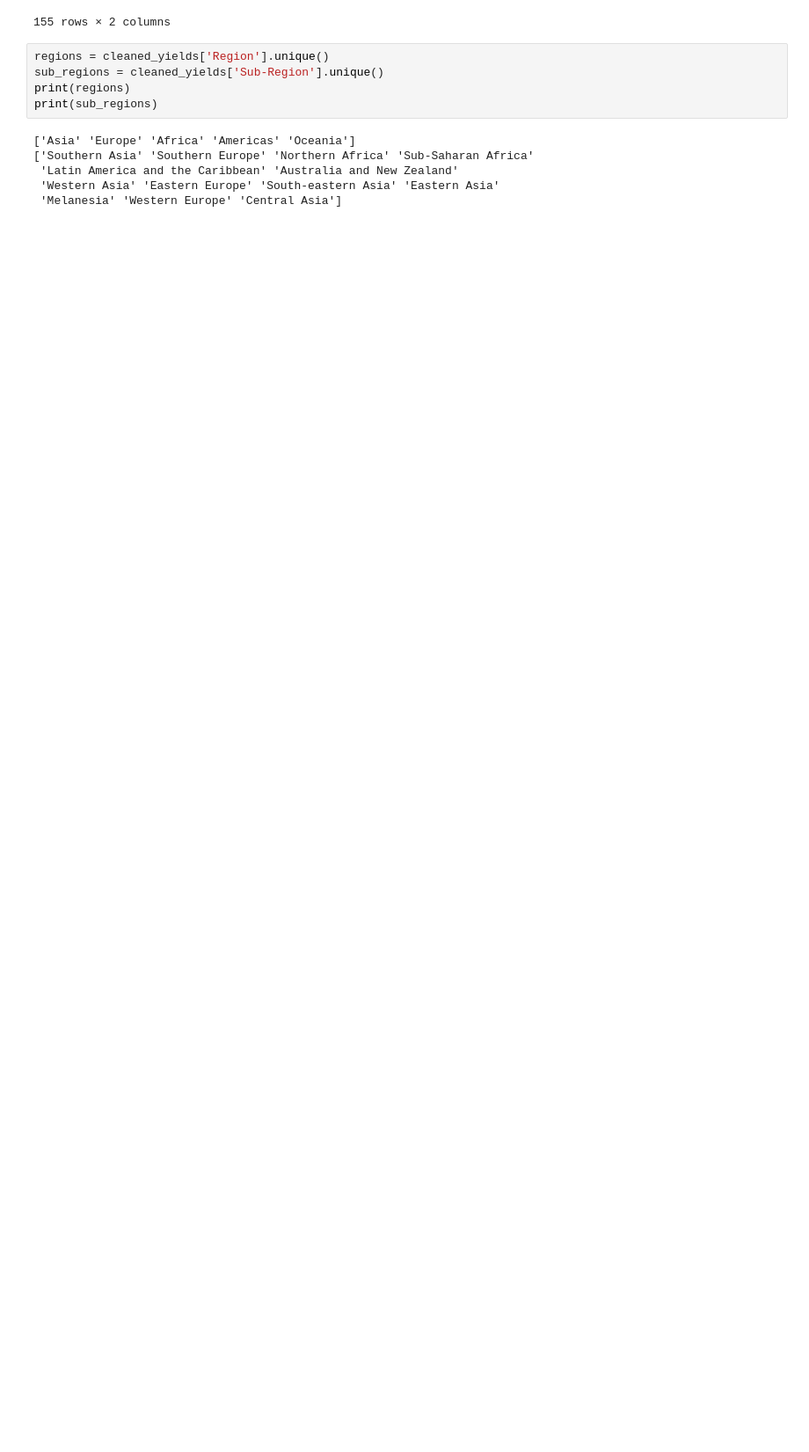
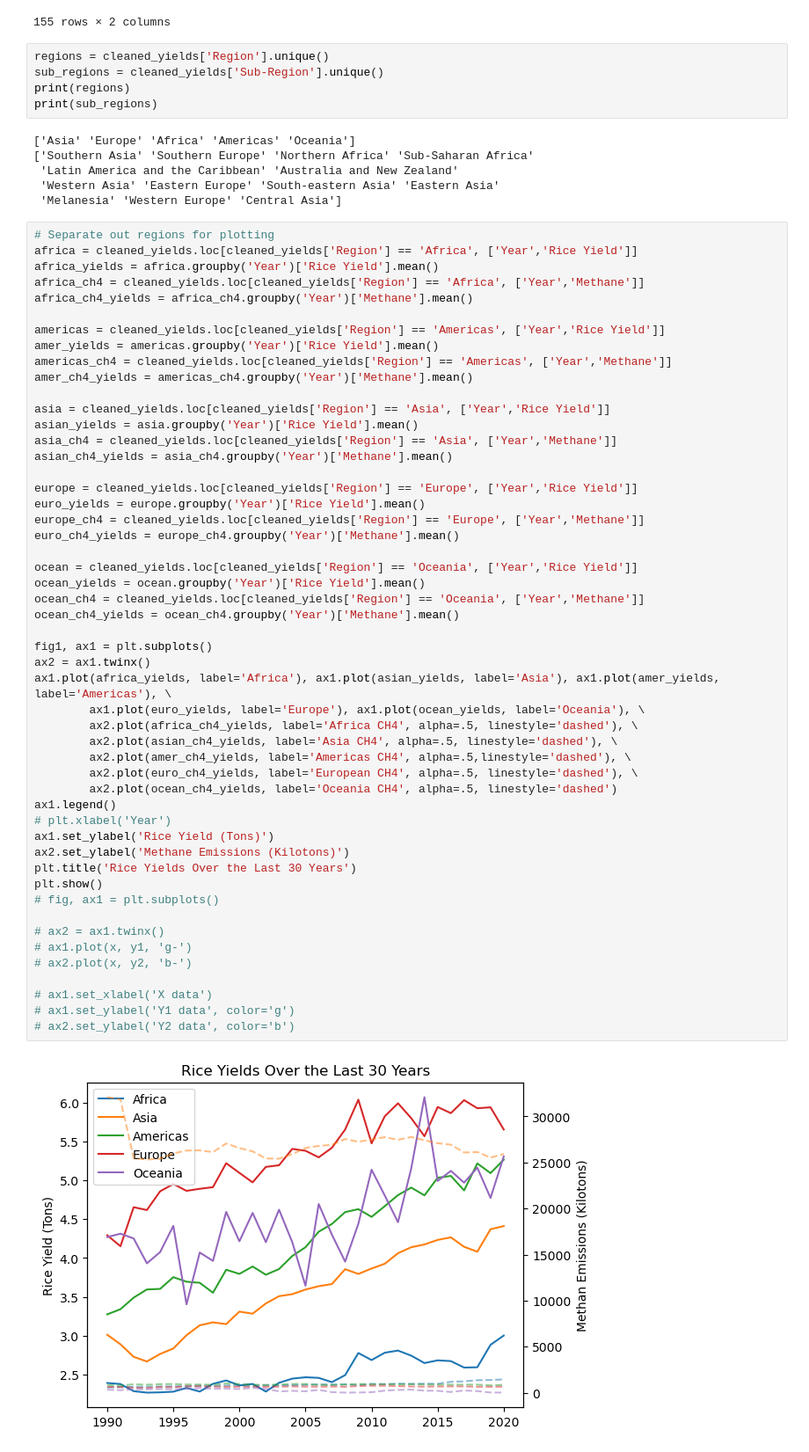
Before and after one commit to dpinsky1/Cancer, a Jupyter notebook: davids_file.ipynb, the cells around one changed output. Shown at 88% size. Drawn from its saved outputs; the diff is of its cells as text; blank space fills up the shorter version.

```diff
--- a/davids_file.ipynb
+++ b/davids_file.ipynb
@@ -116,3 +116,56 @@ print(sub_regions)
  'Latin America and the Caribbean' 'Australia and New Zealand'
  'Western Asia' 'Eastern Europe' 'South-eastern Asia' 'Eastern Asia'
  'Melanesia' 'Western Europe' 'Central Asia']
+# %%
+# Separate out regions for plotting
+africa = cleaned_yields.loc[cleaned_yields['Region'] == 'Africa', ['Year','Rice Yield']]
+africa_yields = africa.groupby('Year')['Rice Yield'].mean()
+africa_ch4 = cleaned_yields.loc[cleaned_yields['Region'] == 'Africa', ['Year','Methane']]
+africa_ch4_yields = africa_ch4.groupby('Year')['Methane'].mean()
+
+americas = cleaned_yields.loc[cleaned_yields['Region'] == 'Americas', ['Year','Rice Yield']]
+amer_yields = americas.groupby('Year')['Rice Yield'].mean()
+americas_ch4 = cleaned_yields.loc[cleaned_yields['Region'] == 'Americas', ['Year','Methane']]
+amer_ch4_yields = americas_ch4.groupby('Year')['Methane'].mean()
+
+asia = cleaned_yields.loc[cleaned_yields['Region'] == 'Asia', ['Year','Rice Yield']]
+asian_yields = asia.groupby('Year')['Rice Yield'].mean()
+asia_ch4 = cleaned_yields.loc[cleaned_yields['Region'] == 'Asia', ['Year','Methane']]
+asian_ch4_yields = asia_ch4.groupby('Year')['Methane'].mean()
+
+europe = cleaned_yields.loc[cleaned_yields['Region'] == 'Europe', ['Year','Rice Yield']]
+euro_yields = europe.groupby('Year')['Rice Yield'].mean()
+europe_ch4 = cleaned_yields.loc[cleaned_yields['Region'] == 'Europe', ['Year','Methane']]
+euro_ch4_yields = europe_ch4.groupby('Year')['Methane'].mean()
+
+ocean = cleaned_yields.loc[cleaned_yields['Region'] == 'Oceania', ['Year','Rice Yield']]
+ocean_yields = ocean.groupby('Year')['Rice Yield'].mean()
+ocean_ch4 = cleaned_yields.loc[cleaned_yields['Region'] == 'Oceania', ['Year','Methane']]
+ocean_ch4_yields = ocean_ch4.groupby('Year')['Methane'].mean()
+
+fig1, ax1 = plt.subplots()
+ax2 = ax1.twinx()
+ax1.plot(africa_yields, label='Africa'), ax1.plot(asian_yields, label='Asia'), ax1.plot(amer_yields, label='Americas'), \
+        ax1.plot(euro_yields, label='Europe'), ax1.plot(ocean_yields, label='Oceania'), \
+        ax2.plot(africa_ch4_yields, label='Africa CH4', alpha=.5, linestyle='dashed'), \
+        ax2.plot(asian_ch4_yields, label='Asia CH4', alpha=.5, linestyle='dashed'), \
+        ax2.plot(amer_ch4_yields, label='Americas CH4', alpha=.5,linestyle='dashed'), \
+        ax2.plot(euro_ch4_yields, label='European CH4', alpha=.5, linestyle='dashed'), \
+        ax2.plot(ocean_ch4_yields, label='Oceania CH4', alpha=.5, linestyle='dashed')
+ax1.legend()
+# plt.xlabel('Year')
+ax1.set_ylabel('Rice Yield (Tons)')
+ax2.set_ylabel('Methane Emissions (Kilotons)')
+plt.title('Rice Yields Over the Last 30 Years')
+plt.show()
+# fig, ax1 = plt.subplots()
+
+# ax2 = ax1.twinx()
+# ax1.plot(x, y1, 'g-')
+# ax2.plot(x, y2, 'b-')
+
+# ax1.set_xlabel('X data')
+# ax1.set_ylabel('Y1 data', color='g')
+# ax2.set_ylabel('Y2 data', color='b')
+# %% [output]
+[figure, added]
```
Also changed, not shown: parts of 12 cells of this notebook.
